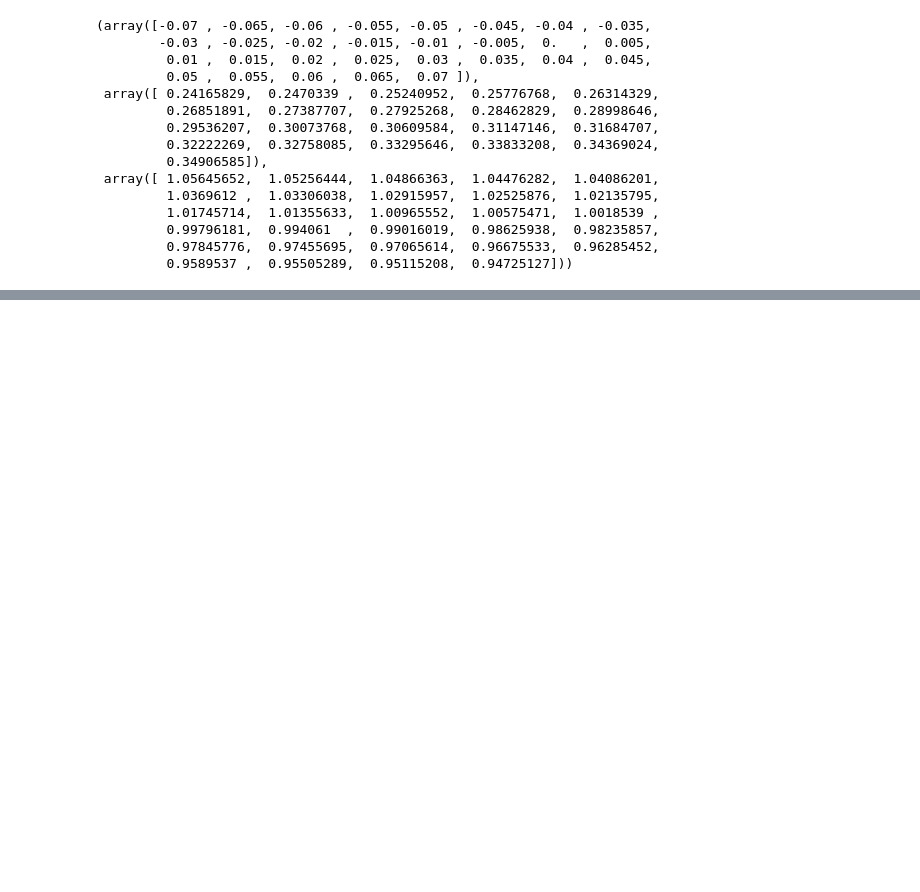
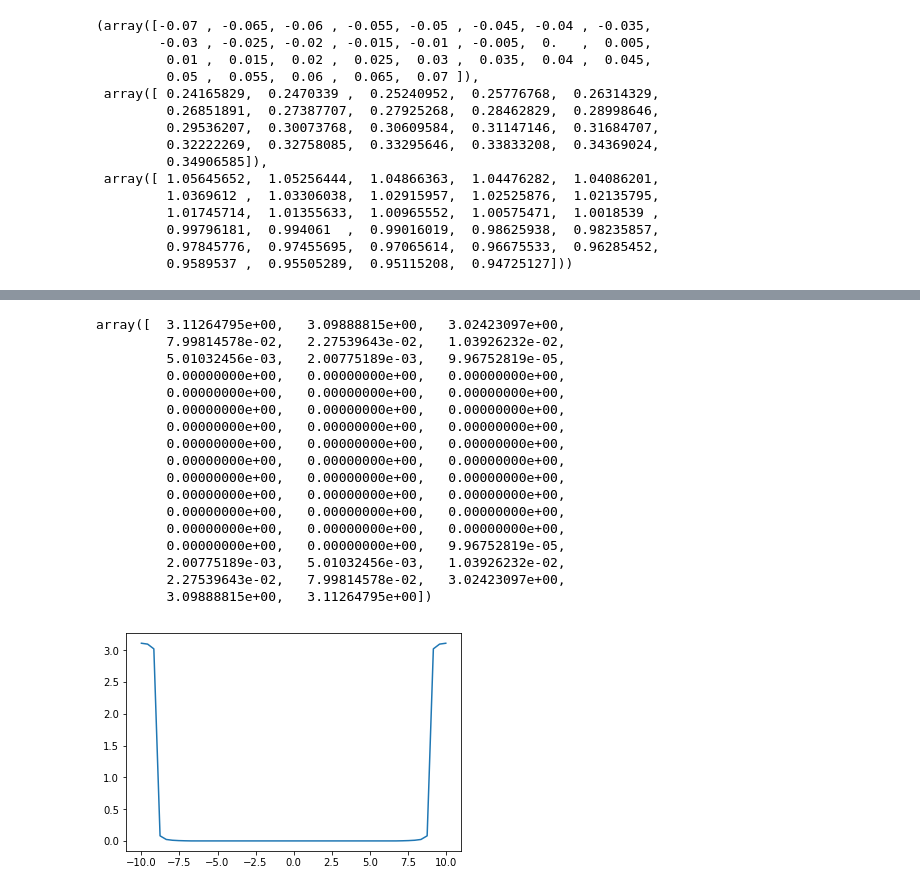
Before and after one commit to acuzzio/GridQuantumPropagator, a Jupyter notebook: Scripts/Try_to_understand_grid.ipynb, the cells around one changed output, grey strips where cells are left out. Drawn from its saved outputs; the diff is of its cells as text; code cells hidden in the pictures; blank space fills up the shorter version.

```diff
--- a/Scripts/Try_to_understand_grid.ipynb
+++ b/Scripts/Try_to_understand_grid.ipynb
@@ -261,0 +267,38 @@ newdict['kinCube'].shape
+# %%
+%matplotlib inline
+
+a = 1
+b = 50
+c = 9
+re = np.pi-0.01
+
+x = np.linspace(-10,10,50)
+
+#y = a * (np.arctan(b*(x + c)) + np.arctan(b*(x - c)))
+
+y = a * ((-np.arctan(b*(x + c)) + np.arctan(b*(x - c)))+re)
+
+y = np.where(y<0,0,y)
+
+plt.plot(x,y)
+
+y
+# %% [output]
+array([  3.11264795e+00,   3.09888815e+00,   3.02423097e+00,
+         7.99814578e-02,   2.27539643e-02,   1.03926232e-02,
+         5.01032456e-03,   2.00775189e-03,   9.96752819e-05,
+         0.00000000e+00,   0.00000000e+00,   0.00000000e+00,
+         0.00000000e+00,   0.00000000e+00,   0.00000000e+00,
+         0.00000000e+00,   0.00000000e+00,   0.00000000e+00,
+         0.00000000e+00,   0.00000000e+00,   0.00000000e+00,
+         0.00000000e+00,   0.00000000e+00,   0.00000000e+00,
+         0.00000000e+00,   0.00000000e+00,   0.00000000e+00,
+         0.00000000e+00,   0.00000000e+00,   0.00000000e+00,
+         0.00000000e+00,   0.00000000e+00,   0.00000000e+00,
+         0.00000000e+00,   0.00000000e+00,   0.00000000e+00,
+         0.00000000e+00,   0.00000000e+00,   0.00000000e+00,
+         0.00000000e+00,   0.00000000e+00,   9.96752819e-05,
+         2.00775189e-03,   5.01032456e-03,   1.03926232e-02,
+         2.27539643e-02,   7.99814578e-02,   3.02423097e+00,
+         3.09888815e+00,   3.11264795e+00])
+[figure, added]
```
Also changed, not shown: parts of 5 cells of this notebook, 5 other files.
